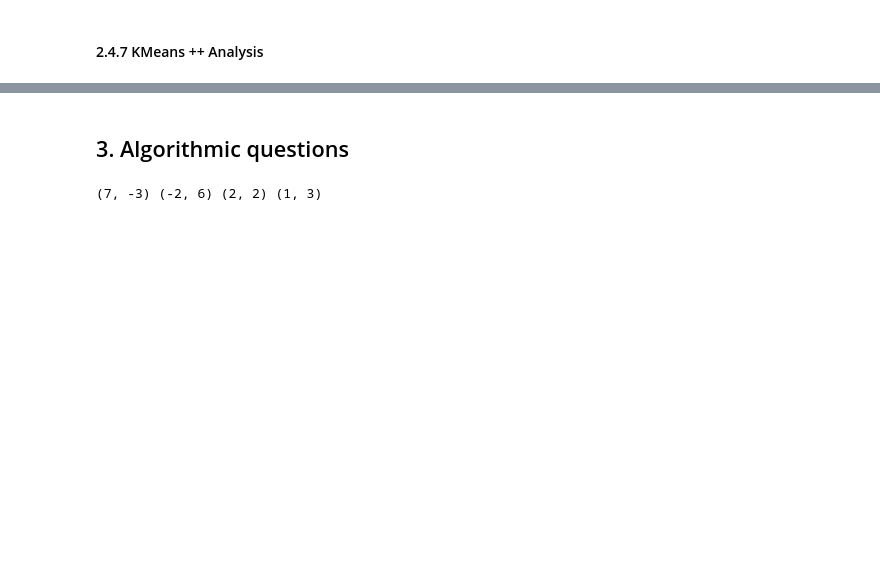
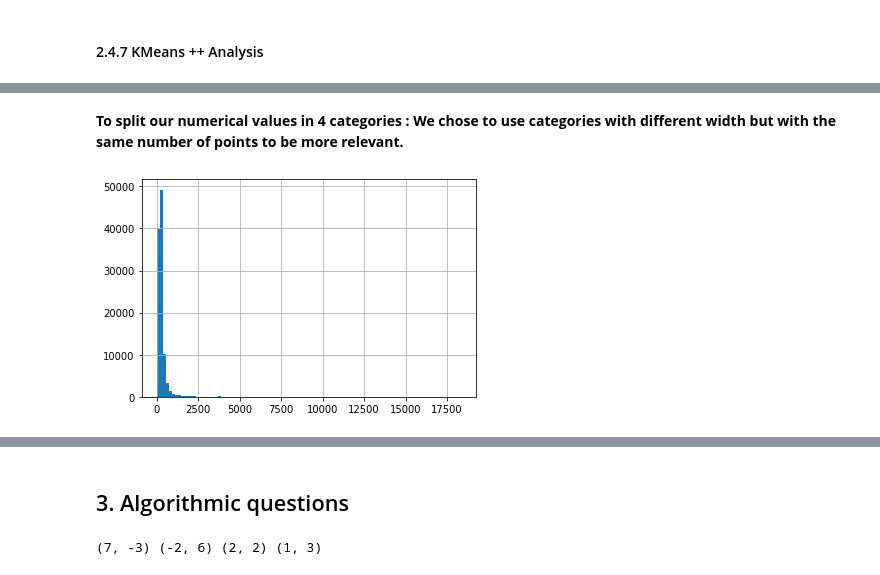
Before and after one commit to pommier1989235/ADM_HW4, a Jupyter notebook: Question_2+Algo_question.ipynb, the cells around one changed output, grey strips where cells are left out. Drawn from its saved outputs; the diff is of its cells as text; code cells hidden in the pictures; blank space fills up the shorter version.

```diff
--- a/Question_2+Algo_question.ipynb
+++ b/Question_2+Algo_question.ipynb
@@ -877,0 +795,19 @@ K, silhouette_scores = silhouette_method(Z, 2, 20)
+# %%
+df_bis = pd.merge(features, tracks, on='track_id', how='left')
+
+# for variables which represent dates we will use the datetime type
+res = []
+for col in df_bis.columns:
+    if ('date' in col) or ('year' in col):
+        df_bis[col] = pd.to_numeric(pd.to_datetime(df_bis[col], format = "%Y-%m-%d"))
+# %%
+relevant_variables2 = df_bis[['track_language_code', 'track_duration', 'track_date_created', 'artist_location', 'artist_name']]
+# %% [markdown]
+**To split our numerical values in 4 categories :
+We chose to use categories with different width but with the same number of points to be more relevant.**
+# %%
+# 'track_duration' is integer/numerical variable so we have to make 4 categories
+relevant_variables2['track_duration'].hist(bins = 100)
+plt.show()
+# %% [output]
+[figure, added]
```
Also changed, not shown: parts of 46 cells of this notebook.
